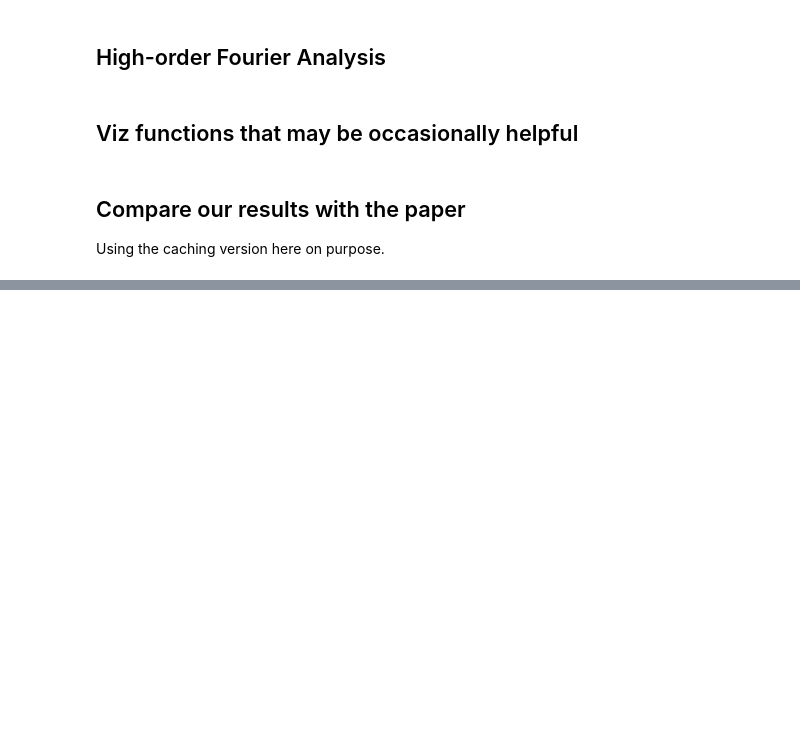
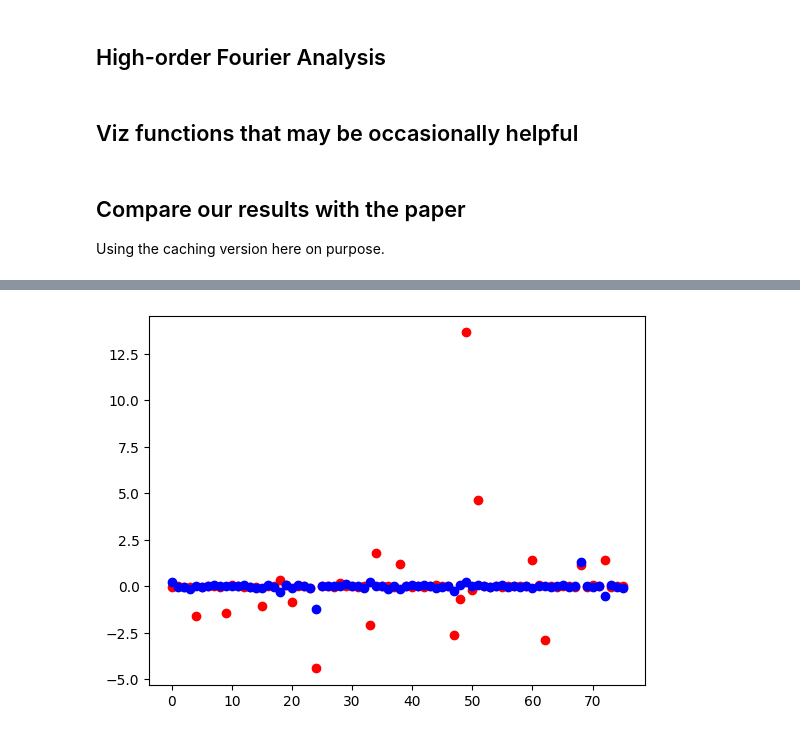
Before and after one commit to HoodedCrow/adam_core, a Jupyter notebook: examples/rotation_period.ipynb, the cells around one changed output, grey strips where cells are left out. Cells and saved outputs as stored; diff of their text form; code cells hidden in the pictures; blank space fills up the shorter version.

```diff
--- a/examples/rotation_period.ipynb
+++ b/examples/rotation_period.ipynb
@@ -1008,16 +1037,7 @@ bad_fits = {k:v for k, v in deltas_periods.items() if abs(v)>0.1}
 # %%
-print(len(our_fourier), len(paper_periods))
 plt.figure()
 plt.scatter(range(len(deltas_periods)), list(deltas_periods.values()), c='r')
 plt.scatter(range(len(deltas_elongations)), list(deltas_elongations.values()), c='b')
-# plt.plot(range(len(deltas)), [0.1]*len(deltas), color='r')
-# plt.plot(range(len(deltas)), [-0.1]*len(deltas), color='r')
 plt.show()
-bad_fits = {k:v for k, v in deltas_periods.items() if abs(v)>0.1}
-bad_elong = {k:v for k, v in deltas_elongations.items() if k in bad_fits}
-good_elong = {k:v for k, v in deltas_elongations.items() if k not in bad_fits}
-print(bad_elong)
-print(good_elong)
-print(f"Max good elong {np.max(np.abs(list(good_elong.values())))}")
-suspect_elong = {k:v for k,v in good_elong.items() if abs(v) > 0.5}
-print(f"Suspect objects {suspect_elong}")
+# %% [output]
+[figure, added]
```
Also changed, not shown: parts of 9 cells of this notebook.
